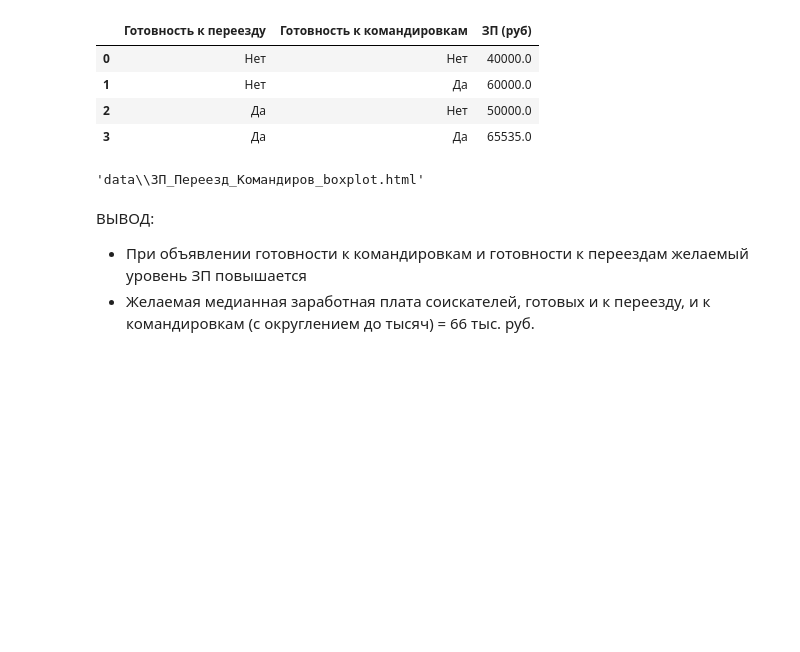
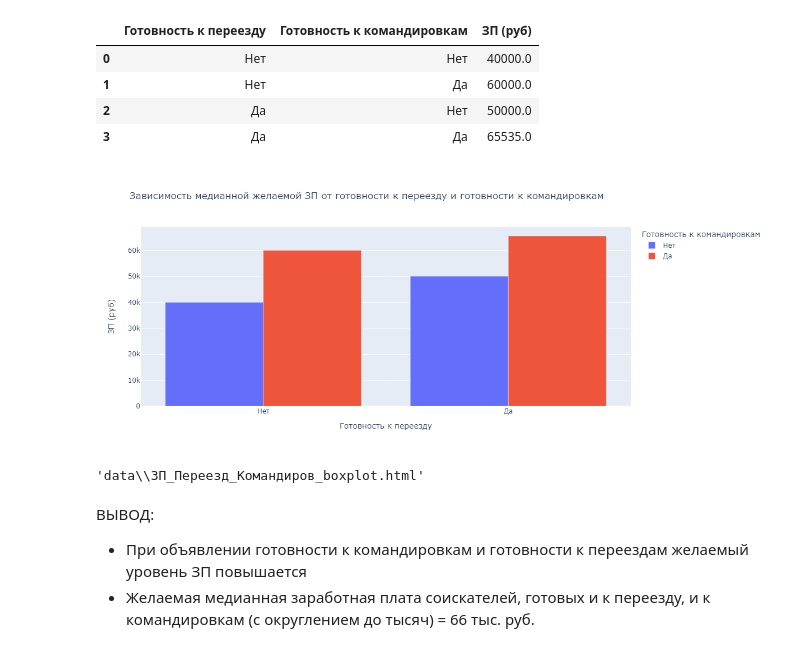
Before and after one commit to Melan777/MY_DataSciense, a Jupyter notebook: PROJECT_1/Project_1.ipynb, the cells around one changed output. Saved outputs shown, nothing was run; the diff lists cells and outputs as text; code cells hidden in the pictures; blank space fills up the shorter version.

```diff
--- a/PROJECT_1/Project_1.ipynb
+++ b/PROJECT_1/Project_1.ipynb
@@ -917,17 +920,19 @@ display(data7)
 # %%
 # Построение многоуровневой столбчатой диаграммы
 fig = px.bar(
     data7,
     x='Готовность к переезду',
     y='ЗП (руб)',
     color='Готовность к командировкам',
     barmode='group',
+    width=1200,
     title='Зависимость медианной желаемой ЗП от готовности к переезду и готовности к командировкам' #заголовок
 )
 
-# fig.show()
+fig.show('png')
 pyo.plot(fig, filename='data\ЗП_Переезд_Командиров_boxplot.html')  # Сохранение в HTML-файл
 # %% [output]
+[figure, added]
 'data\\ЗП_Переезд_Командиров_boxplot.html'
 # %% [markdown]
 ВЫВОД:
```
Also changed, not shown: parts of 8 cells of this notebook.
